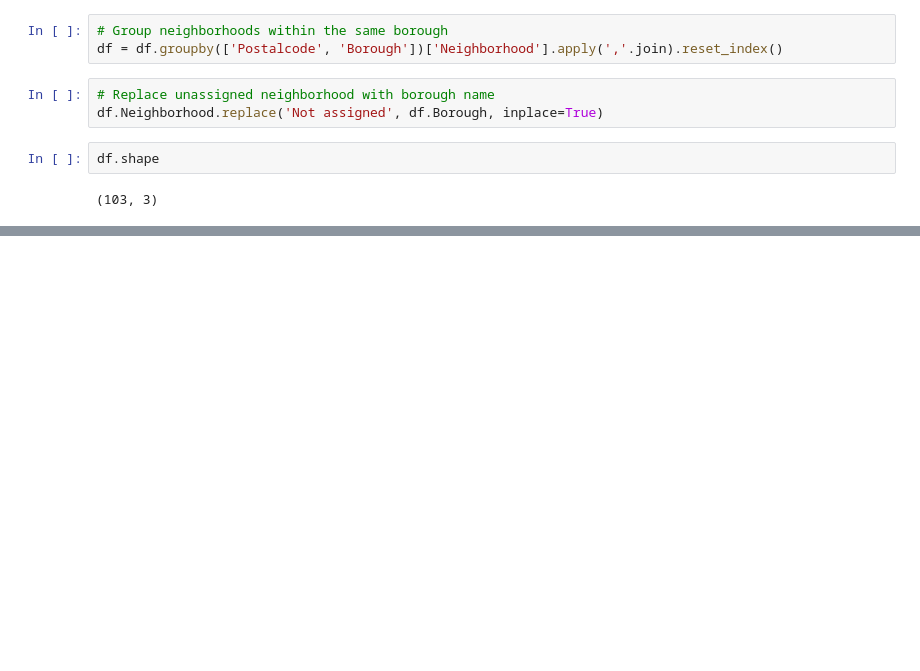
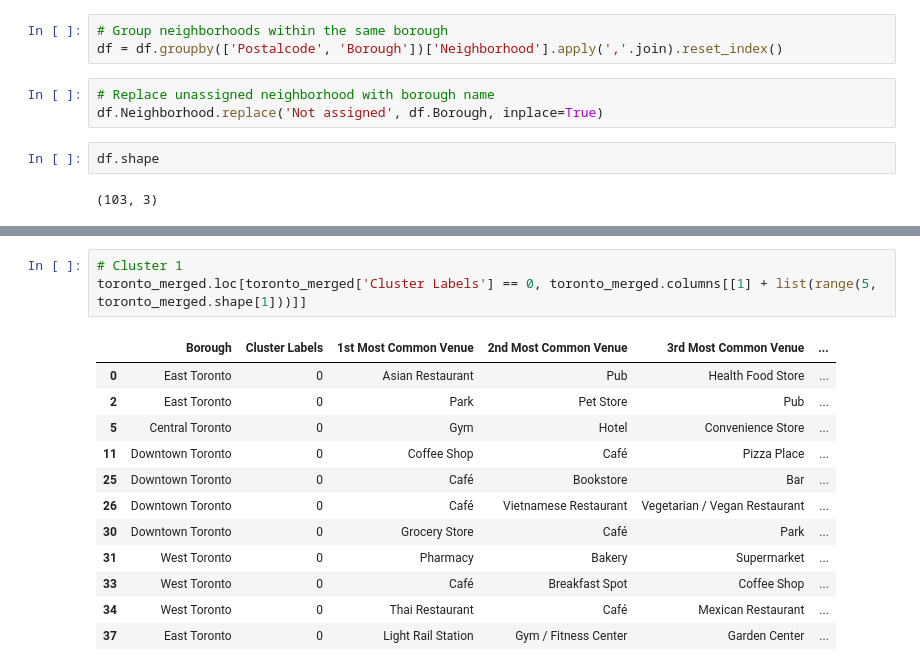
Before and after one commit to Jasonlyw/clustering-to, a Jupyter notebook: clustering-segmenting-neighborhoods-to.ipynb, the cells around one changed output, grey strips where cells are left out. Cells and saved outputs as stored; diff of their text form; blank space fills up the shorter version.

```diff
--- a/clustering-segmenting-neighborhoods-to.ipynb
+++ b/clustering-segmenting-neighborhoods-to.ipynb
@@ -71,0 +503,16 @@ df.shape
+# %%
+# Cluster 1
+toronto_merged.loc[toronto_merged['Cluster Labels'] == 0, toronto_merged.columns[[1] + list(range(5, toronto_merged.shape[1]))]]
+# %% [output]
+|  | Borough | Cluster Labels | 1st Most Common Venue | 2nd Most Common Venue | 3rd Most Common Venue | ... |
+| 0 | East Toronto | 0 | Asian Restaurant | Pub | Health Food Store | ... |
+| 2 | East Toronto | 0 | Park | Pet Store | Pub | ... |
+| 5 | Central Toronto | 0 | Gym | Hotel | Convenience Store | ... |
+| 11 | Downtown Toronto | 0 | Coffee Shop | Café | Pizza Place | ... |
+| 25 | Downtown Toronto | 0 | Café | Bookstore | Bar | ... |
+| 26 | Downtown Toronto | 0 | Café | Vietnamese Restaurant | Vegetarian / Vegan Restaurant | ... |
+| 30 | Downtown Toronto | 0 | Grocery Store | Café | Park | ... |
+| 31 | West Toronto | 0 | Pharmacy | Bakery | Supermarket | ... |
+| 33 | West Toronto | 0 | Café | Breakfast Spot | Coffee Shop | ... |
+| 34 | West Toronto | 0 | Thai Restaurant | Café | Mexican Restaurant | ... |
+| 37 | East Toronto | 0 | Light Rail Station | Gym / Fitness Center | Garden Center | ... |
```
Also changed, not shown: parts of 34 cells of this notebook.
